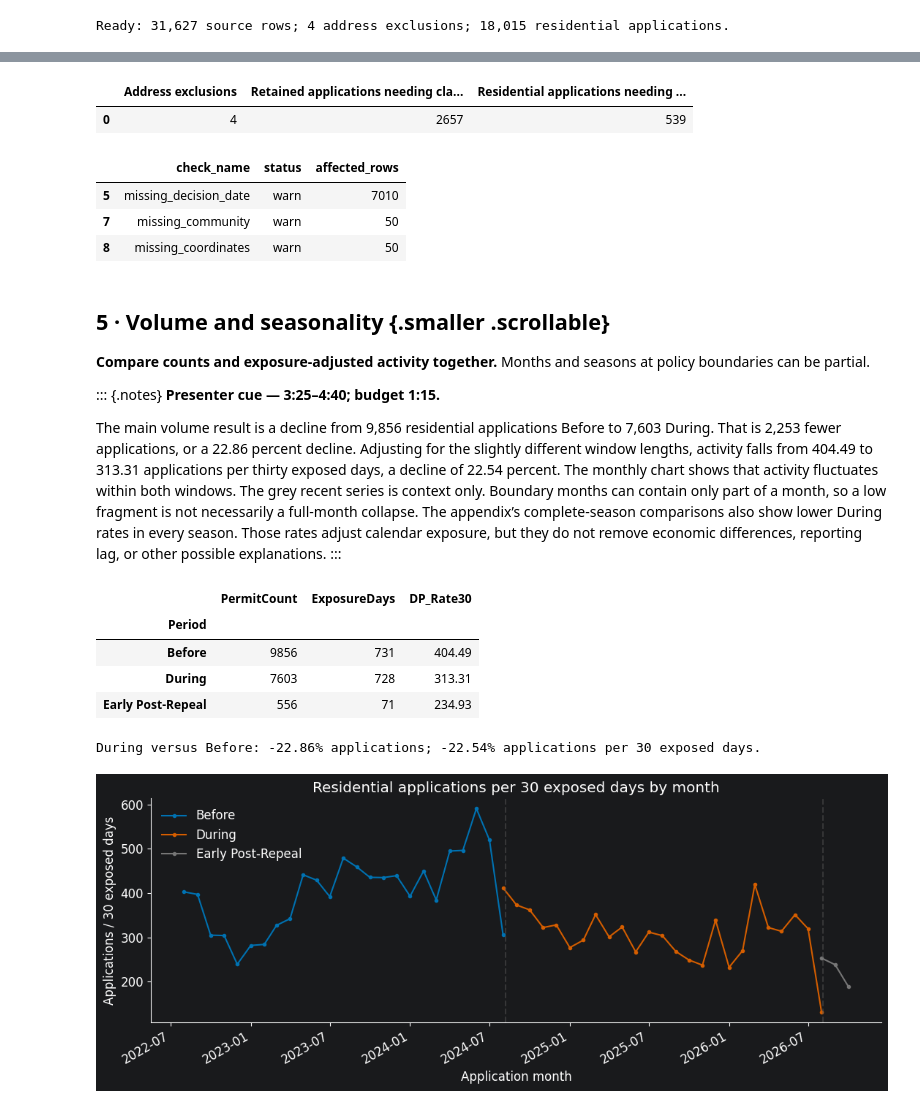
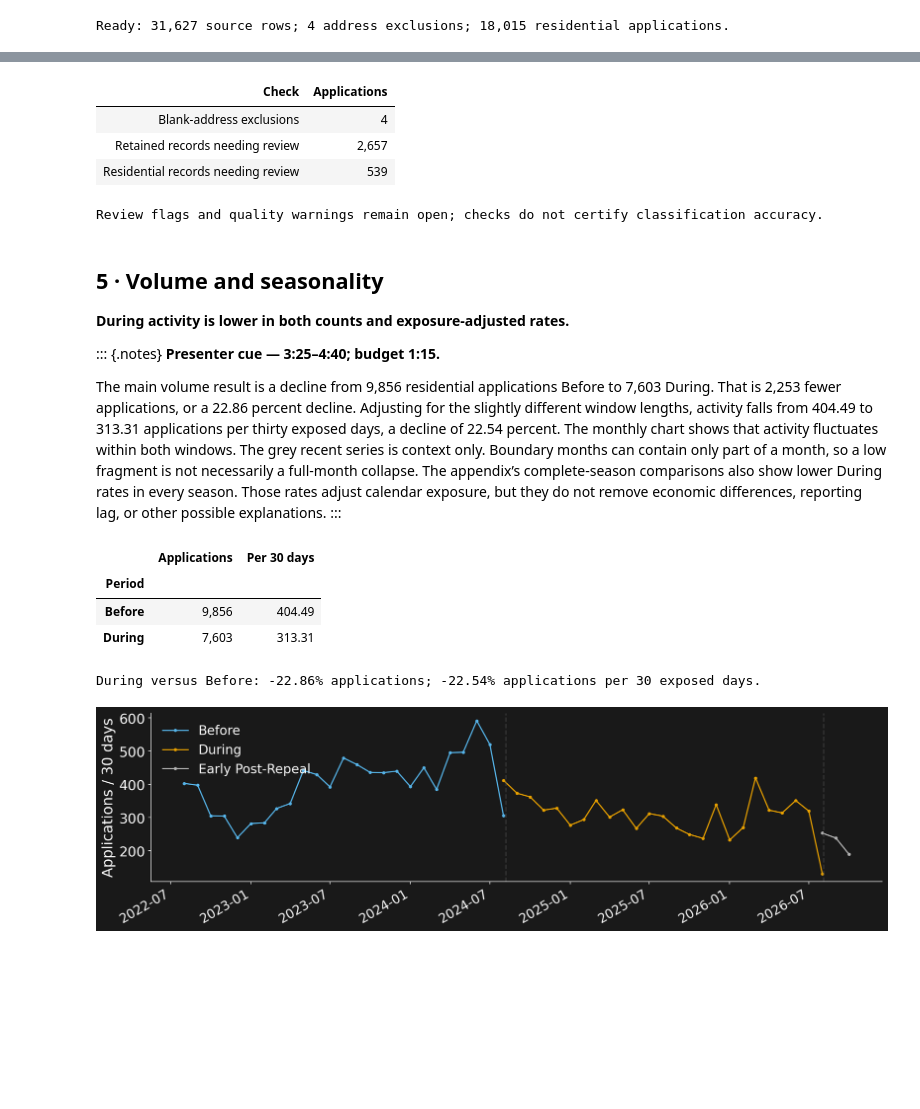
Before and after one commit to alby1976/Data110_DP_Activity, a Jupyter notebook: notebooks/03_ten_minute_presentation.ipynb, the cells around one changed output, grey strips where cells are left out. Saved outputs shown, nothing was run; the diff lists cells and outputs as text; code cells hidden in the pictures; blank space fills up the shorter version.

```diff
--- a/notebooks/03_ten_minute_presentation.ipynb
+++ b/notebooks/03_ten_minute_presentation.ipynb
@@ -203,8 +203,9 @@ assert not any(issue.severity == "error" for issue in schema_issues)
 classification_validation = ClassificationValidator().validate(featured, rules=rules)
 assert_frame_equal(raw, raw_before)
 PRIMARY = covered_labels[:2]
-COLORS = ["#0072B2", "#D55E00"]
-plt.rcParams.update({"figure.figsize": (11, 5), "font.size": 12, "axes.spines.top": False, "axes.spines.right": False})
+COLORS = ["#56B4E9", "#E69F00"]
+plt.style.use("dark_background")
+plt.rcParams.update({"figure.figsize": (14, 5), "figure.facecolor": "#191919", "axes.facecolor": "#191919", "font.size": 18, "axes.titlesize": 20, "axes.labelsize": 18, "xtick.labelsize": 16, "ytick.labelsize": 17, "legend.fontsize": 16, "axes.spines.top": False, "axes.spines.right": False})
 volume = analysis_tables["permit_volume"].set_index("Period")
 primary_volume = volume.loc[PRIMARY]
 count_change = (primary_volume.iloc[1]["PermitCount"] / primary_volume.iloc[0]["PermitCount"] - 1) * 100
@@ -290,23 +308,22 @@ The workflow moves from a frozen snapshot through cleaning, classification, feat
 :::
 # %%
 #| echo: false
-display(pd.DataFrame([{
-    "Address exclusions": len(address_excluded_records),
-    "Retained applications needing classification review": int(featured["ClassificationNeedsReview"].sum()),
-    "Residential applications needing review": int(residential_permits["ClassificationNeedsReview"].sum()),
-}]))
-display(quality_report.loc[quality_report["status"].ne("pass"), ["check_name", "status", "affected_rows"]])
+review_counts = pd.DataFrame({
+    "Check": ["Blank-address exclusions", "Retained records needing review", "Residential records needing review"],
+    "Applications": [len(address_excluded_records), int(featured["ClassificationNeedsReview"].sum()), int(residential_permits["ClassificationNeedsReview"].sum())],
+})
+display(HTML(review_counts.to_html(index=False, formatters={"Applications": "{:,}".format})))
+print("Review flags and quality warnings remain open; checks do not certify classification accuracy.")
 # %% [output]
-|  | Address exclusions | Retained applications needing cla... | Residential applications needing ... |
-| 0 | 4 | 2657 | 539 |
+| Check | Applications |
+| Blank-address exclusions | 4 |
+| Retained records needing review | 2,657 |
+| Residential records needing review | 539 |
-|  | check_name | status | affected_rows |
-| 5 | missing_decision_date | warn | 7010 |
-| 7 | missing_community | warn | 50 |
-| 8 | missing_coordinates | warn | 50 |
+Review flags and quality warnings remain open; checks do not certify classification accuracy.
 # %% [markdown]
-## 5 · Volume and seasonality {.smaller .scrollable}
+## 5 · Volume and seasonality
 
-**Compare counts and exposure-adjusted activity together.** Months and seasons at policy boundaries can be partial.
+**During activity is lower in both counts and exposure-adjusted rates.**
 
 ::: {.notes}
 **Presenter cue — 3:25–4:40; budget 1:15.**
@@ -315,29 +332,31 @@ The main volume result is a decline from 9,856 residential applications Before t
 :::
 # %%
 #| echo: false
-display(volume[["PermitCount", "ExposureDays", "DP_Rate30"]].round(2))
+display(HTML(primary_volume[["PermitCount", "DP_Rate30"]].rename(columns={"PermitCount": "Applications", "DP_Rate30": "Per 30 days"}).to_html(formatters={"Applications": "{:,.0f}".format, "Per 30 days": "{:,.2f}".format})))
 print(f"During versus Before: {count_change:+.2f}% applications; {rate_change:+.2f}% applications per 30 exposed days.")
 monthly = analysis_tables["monthly_volume"]
-fig, ax = plt.subplots(figsize=(11, 4.5))
-for label, color in zip(covered_labels, [*COLORS, "#777777"]):
+fig, ax = plt.subplots(figsize=(14, 4.2))
+for label, color in zip(covered_labels, [*COLORS, "#B4B4B4"]):
     part = monthly.loc[monthly["Period"].eq(label)].sort_values("YearMonth")
     ax.plot(pd.to_datetime(part["YearMonth"]), part["DP_Rate30"].astype(float), marker=".", label=label, color=color)
 for boundary in (covered_periods[1].start, covered_periods[2].start):
     ax.axvline(pd.Timestamp(boundary), color="#555555", linestyle="--", alpha=.5)
-ax.set(title="Residential applications per 30 exposed days by month", ylabel="Applications / 30 exposed days", xlabel="Application month")
+ax.set(ylabel="Applications / 30 days", xlabel="")
 ax.legend(frameon=False)
 fig.autofmt_xdate()
 plt.tight_layout()
-plt.show()
+chart_buffer = BytesIO()
+fig.savefig(chart_buffer, format="png", dpi=150, bbox_inches="tight")
+display(Image(data=chart_buffer.getvalue()))
+plt.close(fig)
 complete = analysis_tables["seasonal_summary"].loc[lambda table: table["IsCompleteSeason"] & table["Period"].isin(PRIMARY)]
 season_rates = complete.groupby(["Period", "Season"], observed=True)[["PermitCount", "ExposureDays"]].sum()
 season_rates["DP_Rate30"] = season_rates["PermitCount"] / season_rates["ExposureDays"] * 30
 # %% [output]
-|  | PermitCount | ExposureDays | DP_Rate30 |
-| Period |  |  |  |
-| Before | 9856 | 731 | 404.49 |
-| During | 7603 | 728 | 313.31 |
-| Early Post-Repeal | 556 | 71 | 234.93 |
+|  | Applications | Per 30 days |
+| Period |  |  |
+| Before | 9,856 | 404.49 |
+| During | 7,603 | 313.31 |
 During versus Before: -22.86% applications; -22.54% applications per 30 exposed days.
-[figure, old version]
+[figure, new version]
 # %% [markdown]
```
Also changed, not shown: parts of 20 cells of this notebook, 7 other files.
